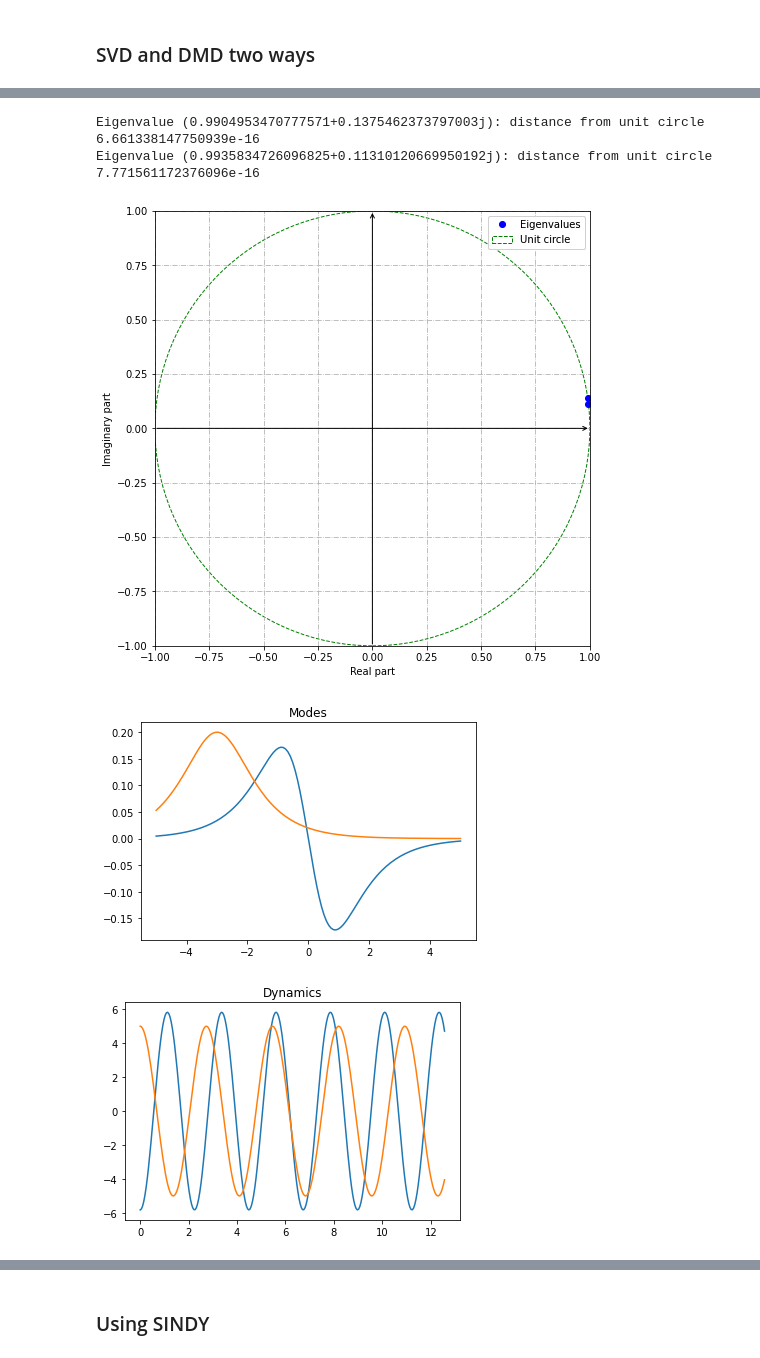
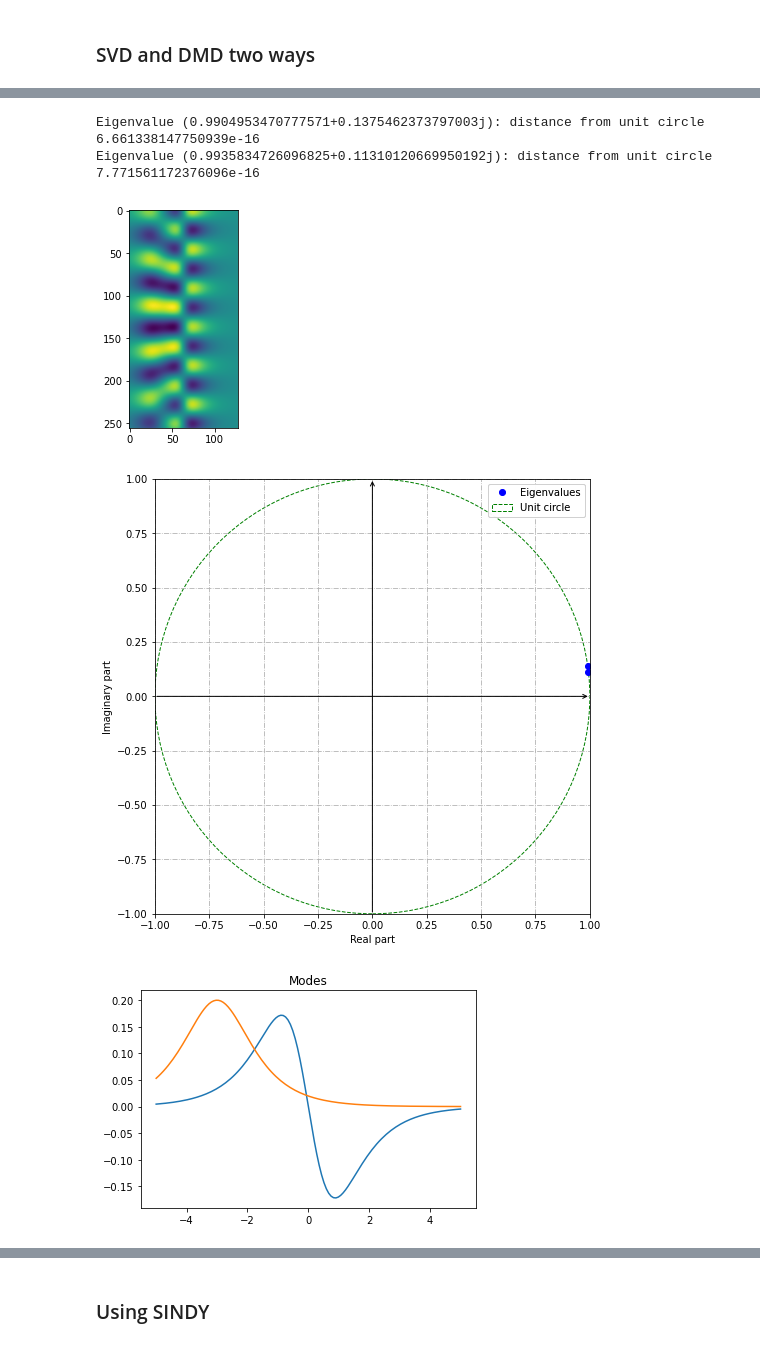
Before and after one commit to jmichellehu/ComplexSystems_AMATH563, a Jupyter notebook: hw2/AMATH563_hw2.ipynb, the cells around one changed output, grey strips where cells are left out. Drawn from its saved outputs; the diff is of its cells as text; code cells hidden in the pictures.

```diff
--- a/hw2/AMATH563_hw2.ipynb
+++ b/hw2/AMATH563_hw2.ipynb
@@ -58,0 +330,27 @@ sparse = fewest model terms, (L1 regularization)
+# %%
+plt.figure(1)
+df.Hare.plot(marker='o')
+df.Lynx.plot(marker='o')
+
+x=np.linspace(-10,10,50)
+
+f1=80*np.cos(np.pi*x)+75
+f2=30*np.sin(np.pi*x-5)+40
+
+plt.plot(f1, "--")
+plt.plot(f2, "--")
+
+plt.xlim(0,35);
+
+
+plt.figure(2)
+df.Hare.plot(marker='o')
+plt.plot(f1, "--")
+plt.xlim(0,35);
+
+
+
+plt.figure(3)
+df.Lynx.plot(marker='o')
+plt.plot(f2, "--")
+plt.xlim(0,35);
@@ -60,7 +362,7 @@ sparse = fewest model terms, (L1 regularization)
 ### SVD and DMD two ways
 # %%
 # From scratch with the hare population over time
-arr=df.values
+arr=df.values[:, :2]
 X=arr[:-1, :]
 Xprime=arr[1:, :]
 
@@ -68,5 +370,9 @@ Xprime=arr[1:, :]
 A = Xprime @ np.linalg.pinv(X)
 
 print(A.shape)
+
+fig, ax=plt.subplots(1,2, figsize=(12, 4))
+ax[0].plot(A);
+ax[1].imshow(A);
 # %% [output]
 (29, 29)
@@ -116,7 +414,8 @@ ax[2].plot(s**2)
 # %%
 # Using DMD package
 from pydmd import DMD
-dmd = DMD(svd_rank=3)
+
+dmd = DMD(svd_rank=2)
 dmd.fit(A)
 
 for eig in dmd.eigs:
@@ -188,33 +486,34 @@ x = np.linspace(-5, 5, 128)
 t = np.linspace(0, 4*np.pi, 256)
 
 xgrid, tgrid = np.meshgrid(x, t)
 
 X1 = f1(xgrid, tgrid)
 X2 = f2(xgrid, tgrid)
 X = X1 + X2
 
+plt.imshow(X.real)
 
 from pydmd import DMD
 dmd = DMD(svd_rank=2)
 dmd.fit(X.T)
 
 for eig in dmd.eigs:
     print('Eigenvalue {}: distance from unit circle {}'.format(eig, np.abs(eig.imag**2+eig.real**2 - 1)))
 
 dmd.plot_eigs(show_axes=True, show_unit_circle=True)
 
 for mode in dmd.modes.T:
     plt.plot(x, mode.real)
     plt.title('Modes')
 plt.show()
 
 for dynamic in dmd.dynamics:
     plt.plot(t, dynamic.real)
     plt.title('Dynamics')
 plt.show()
 # %% [output]
 Eigenvalue (0.9904953470777571+0.1375462373797003j): distance from unit circle 6.661338147750939e-16
 Eigenvalue (0.9935834726096825+0.11310120669950192j): distance from unit circle 7.771561172376096e-16
-[figure, old version]
+[figure, new version]
-[figure, old version]
+[figure, new version]
-[figure, old version]
+[figure, new version]
```
Also changed, not shown: parts of 26 cells of this notebook.
